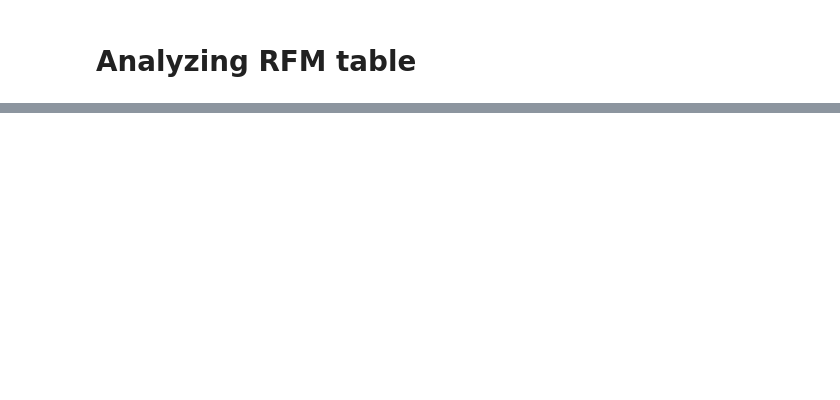
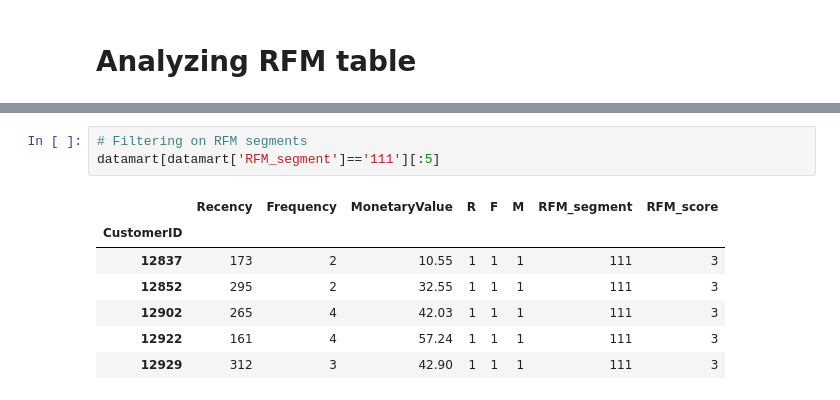
Before and after one commit to AmelieRmd/Customer_Segmentation, a Jupyter notebook: RFM_Value_Analysis.ipynb, the cells around one changed output, grey strips where cells are left out. Drawn from its saved outputs; the diff is of its cells as text; blank space fills up the shorter version.

```diff
--- a/RFM_Value_Analysis.ipynb
+++ b/RFM_Value_Analysis.ipynb
@@ -200,0 +350,11 @@ Pour reprendre  : https://campus.datacamp.com/courses/customer-segmentation-in-p
+# %%
+# Filtering on RFM segments
+datamart[datamart['RFM_segment']=='111'][:5]
+# %% [output]
+|  | Recency | Frequency | MonetaryValue | R | F | M | RFM_segment | RFM_score |
+| CustomerID |  |  |  |  |  |  |  |  |
+| 12837 | 173 | 2 | 10.55 | 1 | 1 | 1 | 111 | 3 |
+| 12852 | 295 | 2 | 32.55 | 1 | 1 | 1 | 111 | 3 |
+| 12902 | 265 | 4 | 42.03 | 1 | 1 | 1 | 111 | 3 |
+| 12922 | 161 | 4 | 57.24 | 1 | 1 | 1 | 111 | 3 |
+| 12929 | 312 | 3 | 42.90 | 1 | 1 | 1 | 111 | 3 |
```
Also changed, not shown: parts of 27 cells of this notebook.
